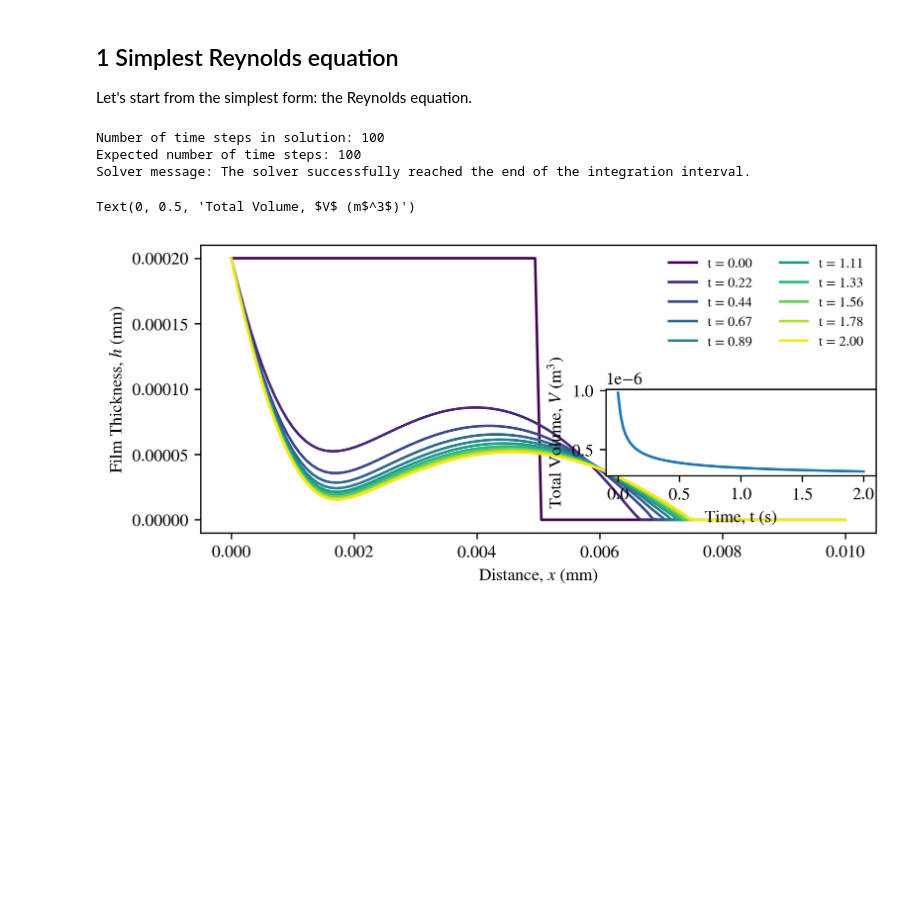
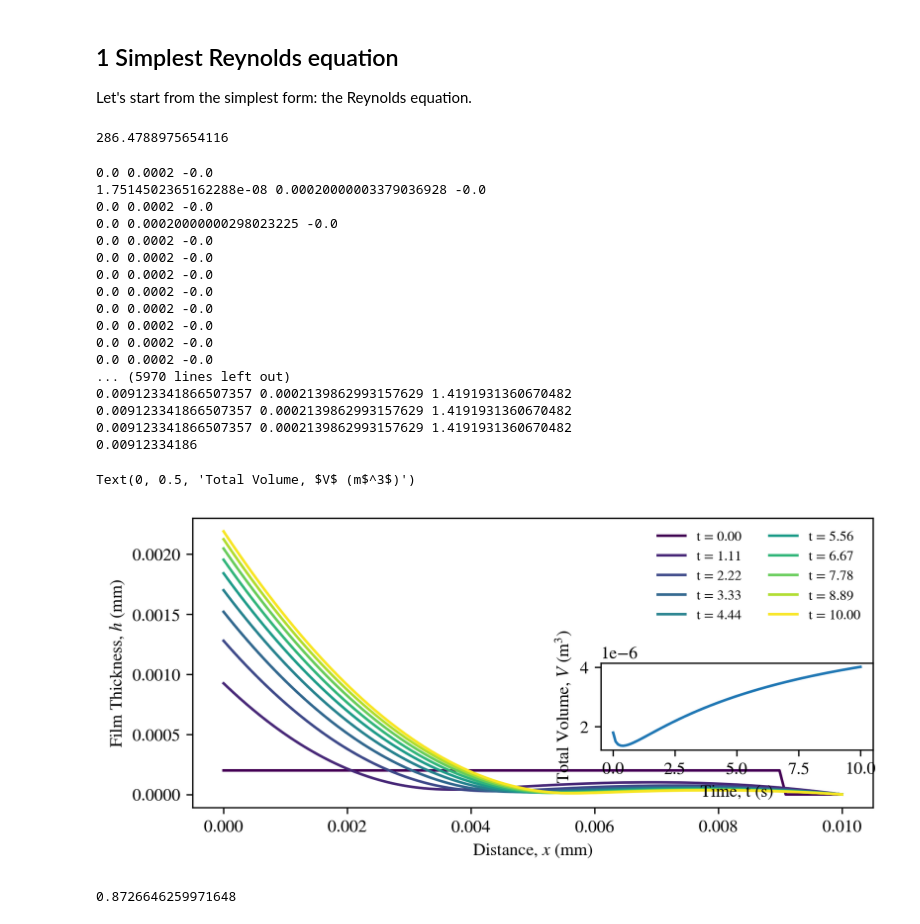
Before and after one commit to ZLoverty/WPM, a Jupyter notebook: Code/Capillary_theory.ipynb, the cells around one changed output. Drawn from its saved outputs; the diff is of its cells as text; code cells hidden in the pictures; blank space fills up the shorter version.

Commit message:
develope dimple model

```diff
--- a/Code/Capillary_theory.ipynb
+++ b/Code/Capillary_theory.ipynb
@@ -270,31 +269,35 @@ plt.plot(r, solution.y[:, 8])
 ## 1 Simplest Reynolds equation
 
 Let's start from the simplest form: the Reynolds equation.
+# %%
+theta_s
+# %% [output]
+286.4788975654116
 # %%
-import numpy as np
-import matplotlib.pyplot as plt
-from scipy.integrate import solve_ivp
-
 # Physical
 sigma = 0.072  # Surface tension (N/m)
 mu = 0.001    # Viscosity (Pa.s)
 rho = 997     # Density of water (kg/m^3)
 g = 9.8       # Gravitational acceleration (m/s^2)
+theta_s = np.deg2rad(50) # Equilibrium contact angle (degrees)
 
 # simulation
-T = 2  # Total simulation time (s)
+T = 10  # Total simulation time (s)
 X = 1e-2        # Radius of the domain (m)
 N = 100     # Number of radial grid points
 x = np.linspace(0, X, N)  # Radial coordinate
 
 # Initial condition
 h0 = np.zeros_like(x)  # Initial film thickness profile
-h0[:50] = 2e-4
+h0[:90] = 2e-4
 
-def film_drainage(t, y, x, X, rho, g, mu, sigma):
+# to debug
+h_list = []
+
+def film_drainage(t, y, x, X, rho, g, mu, sigma, theta_s):
 
     h = y
-
+    # h_list.append(h)
     dx = (x[2:] - x[:-2]) / 2
 
     p = YL_equation(h, x, sigma)
@@ -303,7 +306,10 @@ def film_drainage(t, y, x, X, rho, g, mu, sigma):
     h3 =  h**3
     dhdt[1:-1] = 1 / (12 * mu) * ((h3[2:] - h3[:-2]) * (p[2:] - p[:-2]) + 4 * h3[1:-1] * (p[2:] - 2 * p[1:-1] + p[:-2])) / dx**2
     dhdt[-1] = 0
-    dhdt[0] = 0
+
+    U_cl = contact_line_velocity(h, x, sigma, mu, theta_s)
+    print(t, h[0], p[-2])
+    dhdt[0] = U_cl
 
     return dhdt
 
@@ -312,45 +318,86 @@ def YL_equation(h, x, sigma):
     p = np.zeros_like(h)
     p[1:-1] = - sigma * (h[2:] - 2 * h[1:-1] + h[:-2]) / dx**2
     p[0] = -10
-    p[-1] = 0
+    p[-1] = p[-2]
     return p
 
+def contact_line_velocity(h, x, sigma, mu, theta_s, kappa=1e-5):
+    """
+    The contact line motion model of Kim et al. (2017)
+    """
+    theta = compute_contact_angle_0(h, x)
+    # print(theta)
+    U_cl = kappa / mu * sigma * theta * (theta**2 - theta_s**2)
+    return U_cl
+
+def compute_contact_angle_0(h, x):
+    """
+    Calculate the contact angle based on the film thickness profile
+    """
+    dh = h[2] - h[0]
+    dx = x[2] - x[0]
+
+    if dh == 0:
+        return np.pi / 2
+    else:
+        angle = - np.arctan(dx / dh)
+        if angle < 0:
+            angle += np.pi
+        return angle
 
 # Solve the PDE using solve_ivp with the BDF method
 t_eval = np.linspace(0, T, 100)
-solution = solve_ivp(film_drainage, [0, T], h0, method='BDF', t_eval=t_eval, args=(x, X, rho, g, mu, sigma), atol=1e-6, rtol=1e-6)  # BDF method is suitable for stiff problems
+solution = solve_ivp(film_drainage, [0, T], h0, method='BDF', t_eval=t_eval, args=(x, X, rho, g, mu, sigma, theta_s), atol=1e-9, rtol=1e-9)  # BDF method is suitable for stiff problems
 
 # Debugging information
 print(f"Number of time steps in solution: {solution.y.shape[1]}")
 print(f"Expected number of time steps: {len(t_eval)}")
 print(f"Solver message: {solution.message}")
 
 # Check if the solution has the expected number of time steps
 if solution.y.shape[1] != len(t_eval):
     raise ValueError(f"Expected {len(t_eval)} time steps, but got {solution.y.shape[1]}")
 
 # Plot the film thickness profile at multiple time steps on the same axis
 time_steps = np.linspace(0, len(t_eval)-1, 10, dtype=int) # Indices of the time steps to visualize
 fig, ax = plt.subplots(figsize=(7, 3), dpi=300)
 cmap = plt.get_cmap('viridis')
 for i in time_steps:
     ax.plot(x, solution.y[:, i], color=cmap(i/len(t_eval)), label=f't = {t_eval[i]:.2f}')
 
 ax.set_xlabel('Distance, $x$ (mm)')
 ax.set_ylabel('Film Thickness, $h$ (mm)')
 ax.legend(frameon=False, loc='upper right', ncol=2, fontsize=8)
 
 # Compute the total liquid volume over time
 total_volume = np.trapz(solution.y[1:-1], x[1:-1], axis=0)
 
 # plot total volume in inset
 axins = ax.inset_axes([0.6, 0.2, 0.4, 0.3])
 axins.plot(t_eval, total_volume)
 axins.set_xlabel('Time, t (s)')
 axins.set_ylabel('Total Volume, $V$ (m$^3$)')
 # %% [output]
-Number of time steps in solution: 100
-Expected number of time steps: 100
-Solver message: The solver successfully reached the end of the integration interval.
+0.0 0.0002 -0.0
+1.7514502365162288e-08 0.00020000003379036928 -0.0
+0.0 0.0002 -0.0
+0.0 0.00020000000298023225 -0.0
+0.0 0.0002 -0.0
+0.0 0.0002 -0.0
+0.0 0.0002 -0.0
+0.0 0.0002 -0.0
+0.0 0.0002 -0.0
+0.0 0.0002 -0.0
+0.0 0.0002 -0.0
+0.0 0.0002 -0.0
+... (5970 lines left out)
+0.009123341866507357 0.0002139862993157629 1.4191931360670482
+0.009123341866507357 0.0002139862993157629 1.4191931360670482
+0.009123341866507357 0.0002139862993157629 1.4191931360670482
+0.00912334186
 Text(0, 0.5, 'Total Volume, $V$ (m$^3$)')
-[figure, old version]
+[figure, new version]
+# %%
+theta_s
+# %% [output]
+0.8726646259971648
```
Also changed, not shown: parts of 2 cells of this notebook, 5 other files.
